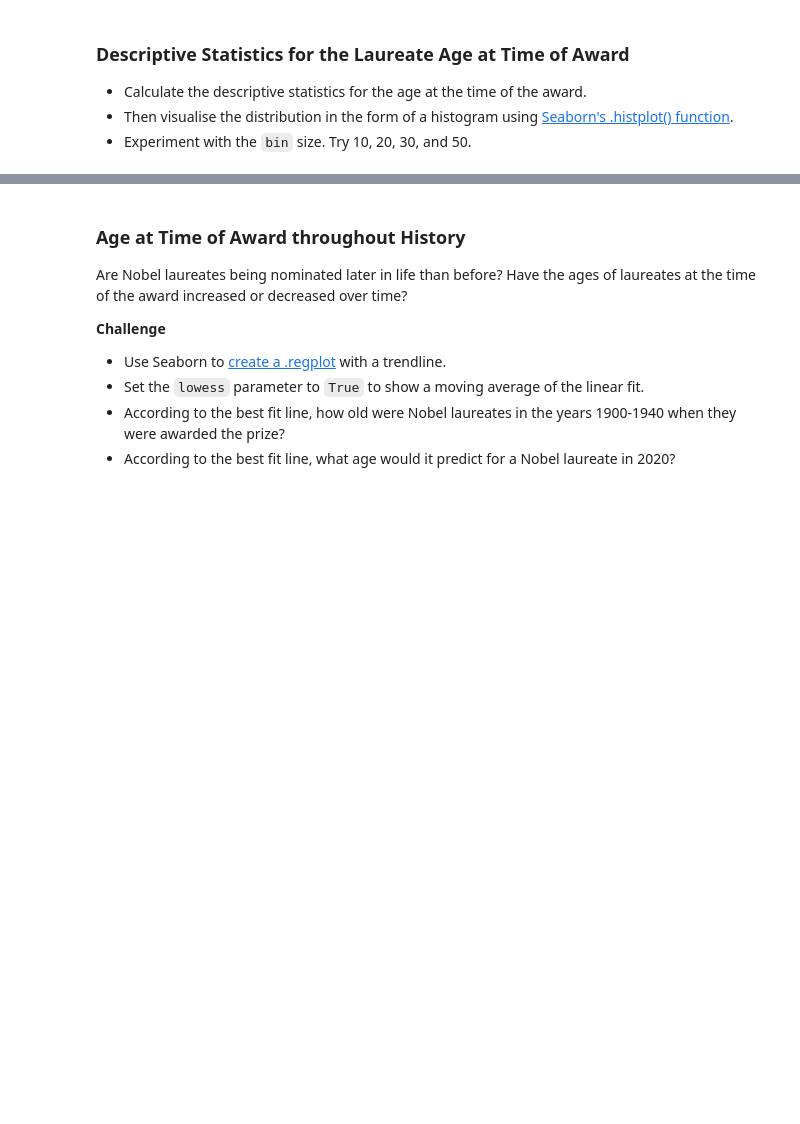
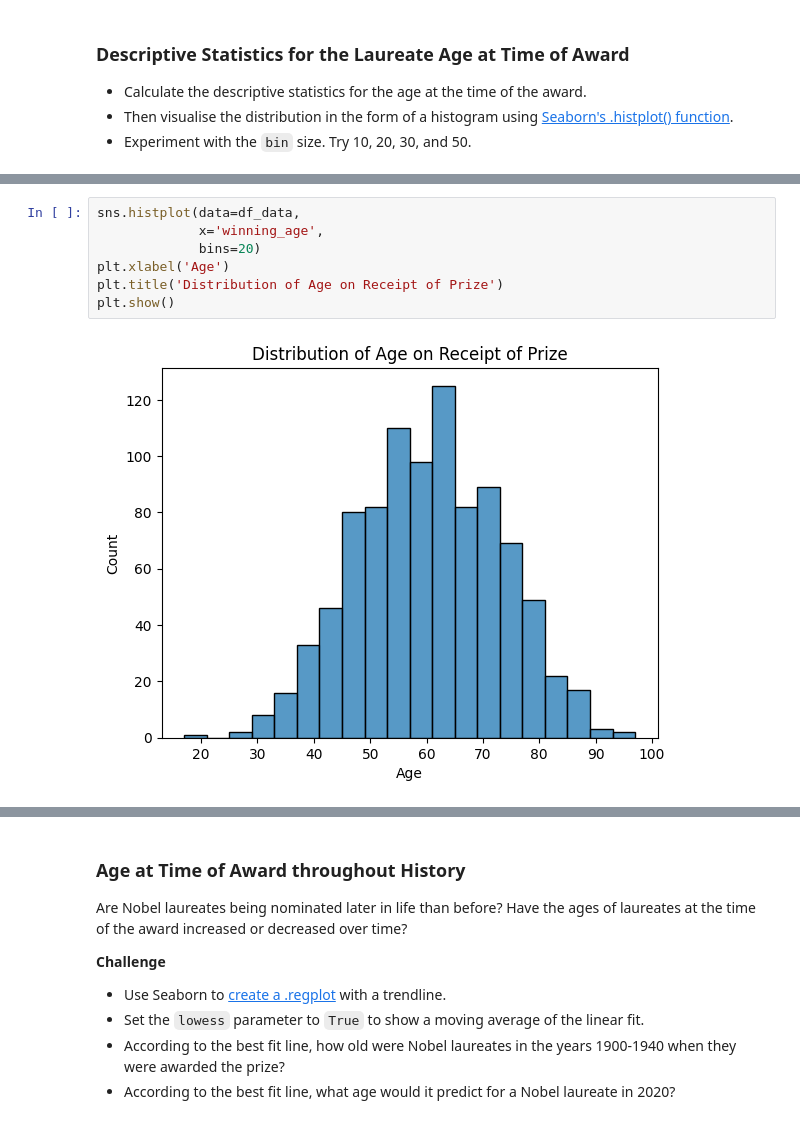
Before and after one commit to LegradiK/nobel_prize_laureates_plotly_matplotlib_seaborn, a Jupyter notebook: Nobel_Prize_Analysis.ipynb, the cells around one changed output, grey strips where cells are left out. Saved outputs shown, nothing was run; the diff lists cells and outputs as text; blank space fills up the shorter version.

```diff
--- a/Nobel_Prize_Analysis.ipynb
+++ b/Nobel_Prize_Analysis.ipynb
@@ -1009,0 +1128,9 @@ How Old Are the Laureates When the Win the Prize?
+# %%
+sns.histplot(data=df_data,
+             x='winning_age',
+             bins=20)
+plt.xlabel('Age')
+plt.title('Distribution of Age on Receipt of Prize')
+plt.show()
+# %% [output]
+[figure, added]
```
Also changed, not shown: parts of 22 cells of this notebook.
